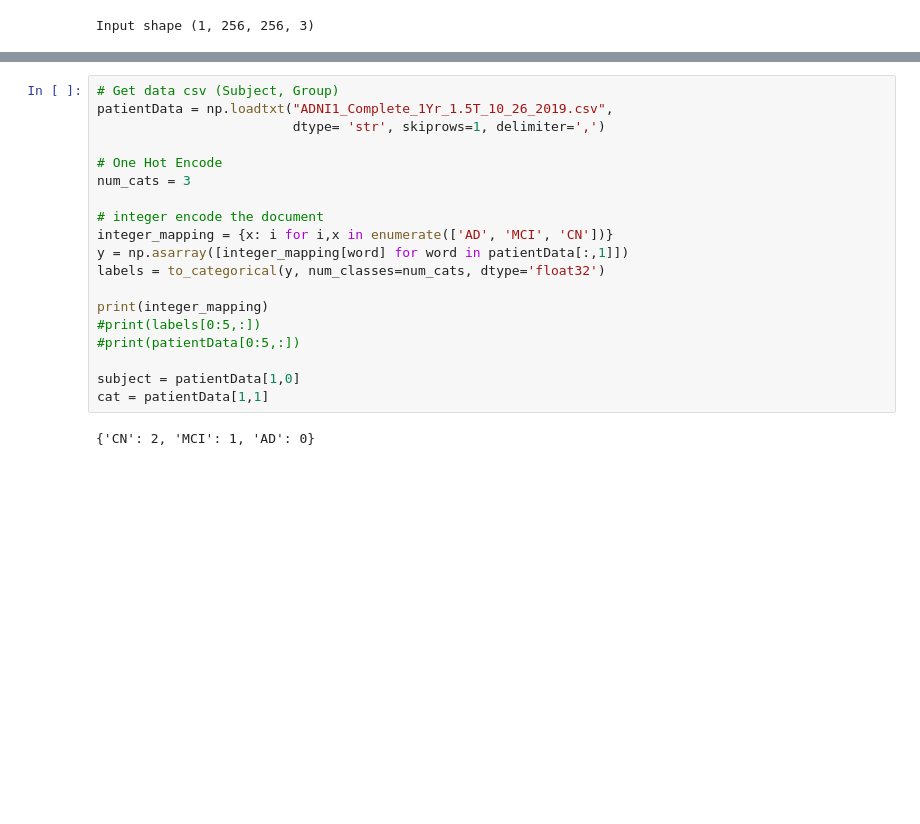
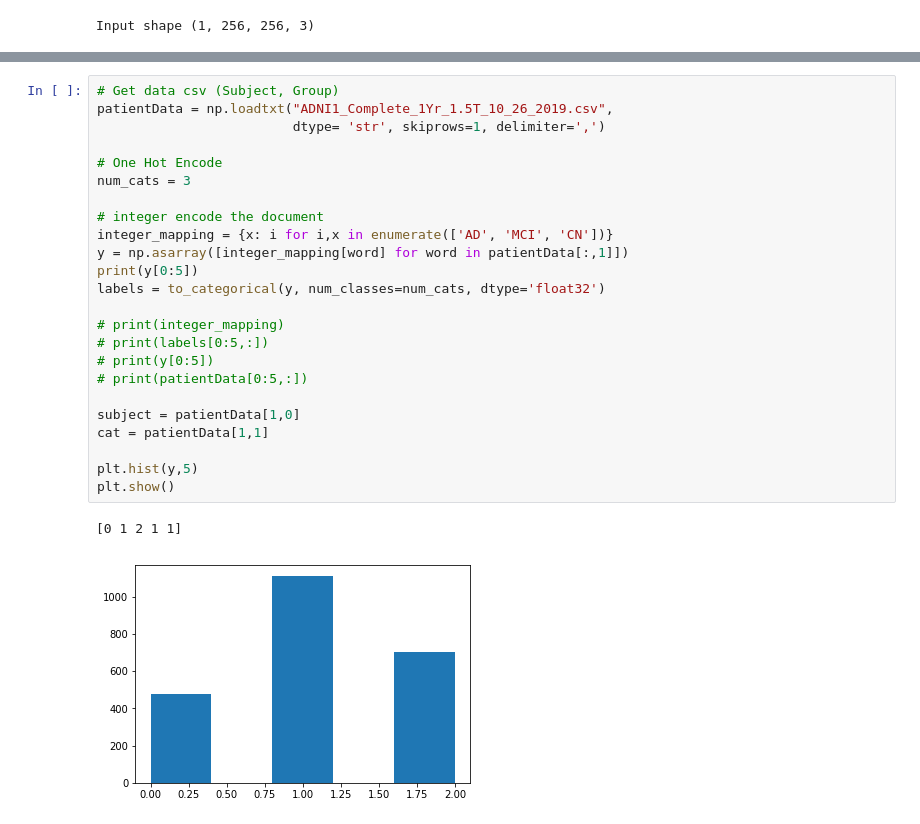
Before and after one commit to benkmoore/cs230_MRI, a Jupyter notebook: ADNI_data.ipynb, the cells around one changed output, grey strips where cells are left out. Cells and saved outputs as stored; diff of their text form; blank space fills up the shorter version.

```diff
--- a/ADNI_data.ipynb
+++ b/ADNI_data.ipynb
@@ -99,23 +111,29 @@ for filename in os.listdir(directory):
 # %%
 # Get data csv (Subject, Group)
 patientData = np.loadtxt("ADNI1_Complete_1Yr_1.5T_10_26_2019.csv",
                          dtype= 'str', skiprows=1, delimiter=',')
 
 # One Hot Encode
 num_cats = 3
 
 # integer encode the document
 integer_mapping = {x: i for i,x in enumerate(['AD', 'MCI', 'CN'])}
 y = np.asarray([integer_mapping[word] for word in patientData[:,1]])
+print(y[0:5])
 labels = to_categorical(y, num_classes=num_cats, dtype='float32')
 
-print(integer_mapping)
-#print(labels[0:5,:])
-#print(patientData[0:5,:])
+# print(integer_mapping)
+# print(labels[0:5,:])
+# print(y[0:5])
+# print(patientData[0:5,:])
 
 subject = patientData[1,0]
 cat = patientData[1,1]
+
+plt.hist(y,5)
+plt.show()
 # %% [output]
-{'CN': 2, 'MCI': 1, 'AD': 0}
+[0 1 2 1 1]
+[figure, added]
 # %%
 def getImageSlice( sliceInt, subject, directory ):
```
Also changed, not shown: parts of 23 cells of this notebook, 2 other files.
